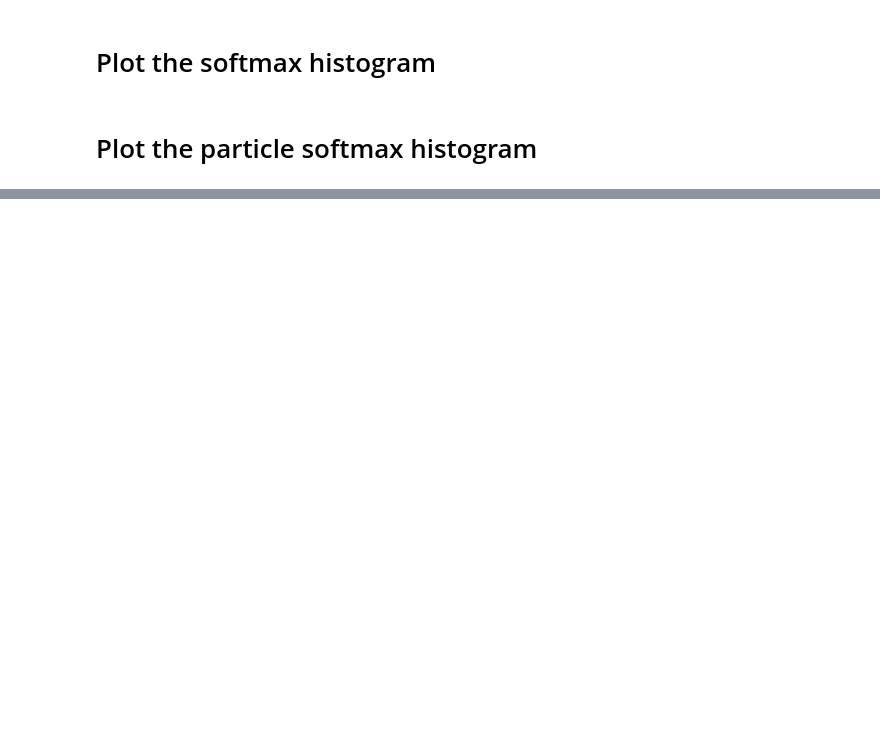
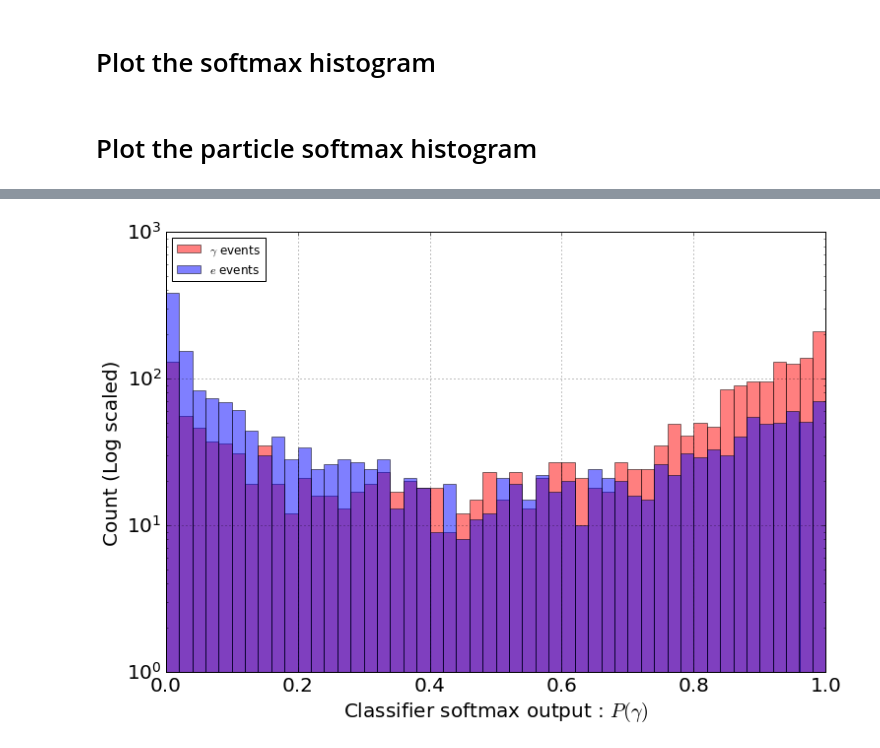
Before and after one commit to WatChMaL/CNN, a Jupyter notebook: postprocessing/scratch_nb_2.ipynb, the cells around one changed output, grey strips where cells are left out. Cells and saved outputs as stored; diff of their text form; code cells hidden in the pictures; blank space fills up the shorter version.

```diff
--- a/postprocessing/scratch_nb_2.ipynb
+++ b/postprocessing/scratch_nb_2.ipynb
@@ -53,0 +127,3 @@ plot_ROC_curve(softmax5, label5, class_dict={"gamma":0, "e":1, "mu":2})
+# %%
+import math
+max_iter = math.ceil(np.amax(energies6)/200)
@@ -53,0 +134,13 @@ plot_ROC_curve(softmax5, label5, class_dict={"gamma":0, "e":1, "mu":2})
+# %%
+energy_threshold = 200
+energy_slice_maps = []
+
+for curr in range(max_iter):
+
+    energy_slice_map = [False for i in range(len(energies))]
+
+    for i in range(len(energies)):
+        if(energies[i] > energy_threshold*curr and energies[i] < energy_threshold*curr+energy_threshold):
+                energy_slice_map[i] = True
+
+    energy_slice_maps.append(energy_slice_map)
@@ -53,0 +151,4 @@ plot_ROC_curve(softmax5, label5, class_dict={"gamma":0, "e":1, "mu":2})
+# %%
+energy_slice_map = energy_slice_maps[0]
+curr_softmax = softmaxes[energy_slice_map]
+curr_label = labels[energy_slice_map]
@@ -53,0 +163,4 @@ plot_ROC_curve(softmax5, label5, class_dict={"gamma":0, "e":1, "mu":2})
+# %%
+plot_particle_histogram(curr_softmax, curr_label, labels_dict={"gamma":0, "e":1}, particle="gamma", num_bins=50)
+# %% [output]
+[figure, added]
```
Also changed, not shown: parts of 36 cells of this notebook, 14 other files.
